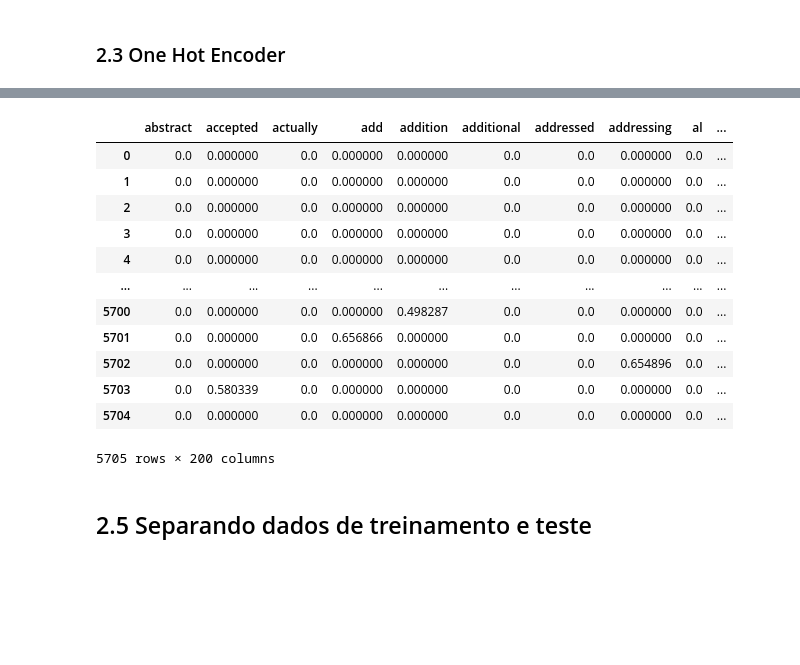
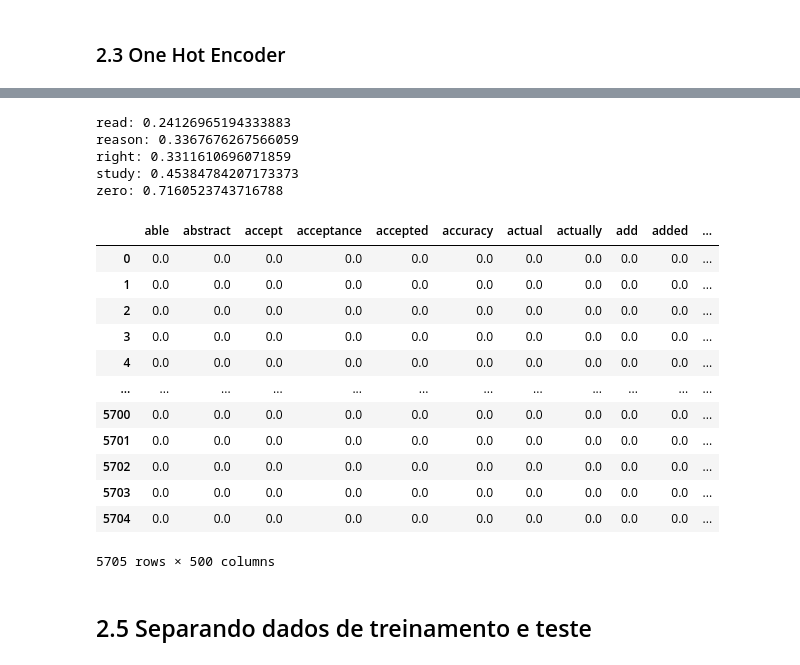
Before and after one commit to Carabinero/politeness-review-classification, a Jupyter notebook: politeness_convencional_v1_2.ipynb, the cells around one changed output, grey strips where cells are left out. Drawn from its saved outputs; the diff is of its cells as text; code cells hidden in the pictures; blank space fills up the shorter version.

```diff
--- a/politeness_convencional_v1_2.ipynb
+++ b/politeness_convencional_v1_2.ipynb
@@ -81,6 +92,8 @@ df
 | 2499 | It is a bit strange for me that a... | 5 |
 2499 rows × 2 columns
 # %%
+
+
 def preprocess(x: str):
     new_x = x.replace(r'"',' ')
     for c in punctuation:
@@ -96,7 +109,34 @@ def preprocess(x: str):
     new_x = re.sub(pattern, ' ', new_x, flags=re.VERBOSE) #removendo pontuação do texto
     return new_x.lower().strip()
 
-df['review_pro'] = df['review'].apply(preprocess)
+def preplem(instance_review: str):
+
+    # Get English stop words from NLTK
+    english_stops = set(stopwords.words('english'))
+
+    # Tokenize the article: tokens
+    tokens = word_tokenize(instance_review)
+
+    # Convert the tokens into lowercase: lower_tokens
+    lower_tokens = [t.lower() for t in tokens]
+
+    # Retain alphabetic words: alpha_only
+    alpha_only = [t for t in lower_tokens if t.isalpha()]
+
+    # Remove all stop words: no_stops
+    no_stops = [t for t in alpha_only if t not in english_stops]
+
+    # Instantiate the WordNetLemmatizer
+    wordnet_lemmatizer = WordNetLemmatizer()
+
+    # Lemmatize all tokens into a new list: lemmatized
+    lemmatized = [WordNetLemmatizer().lemmatize(t) for t in no_stops]
+    return ' '.join(lemmatized)
+
+
+df['review_pro'] = df['review'].apply(preplem)
+
+# df['review_pro'] = df['review'].apply(preprocess)
 df = df.drop(["review"], axis=1)
 df = df.rename(columns={"review_pro": "review"})
 df = df.rename(columns={"Tone": "tone"})
@@ -252,34 +309,48 @@ upsampled_df
 # %%
 # Build the vectorizer
 vect = TfidfVectorizer(
     stop_words='english',  # Default list of English stop words
     ngram_range=(1, 2),  # Consider Uni- and Bi-grams
-    max_features=200,  # Max number of features
+    max_features=500,  # Max number of features
     token_pattern=r"\b[^\d\W][^\d\W]+\b",  # Capture only words using this pattern
 )
 
 vect.fit(upsampled_df.review)
 
+
 # Create sparse matrix from the vectorizer
 X = vect.transform(upsampled_df.review)
+# print(X[20].data)
 
 # Create a DataFrame
 df_transformed = pd.DataFrame(data=X.toarray(), columns=vect.get_feature_names_out())
+
+# print(df_transformed.iloc[20])
+
+for term, tfidf_value in df_transformed.iloc[20].items():
+    if tfidf_value > 0.0:
+        print(f"{term}: {tfidf_value}")
+
 df_transformed
 # %% [output]
+read: 0.24126965194333883
+reason: 0.3367676267566059
+right: 0.3311610696071859
+study: 0.45384784207173373
+zero: 0.7160523743716788
-|  | abstract | accepted | actually | add | addition | additional | addressed | addressing | al | ... |
-| 0 | 0.0 | 0.000000 | 0.0 | 0.000000 | 0.000000 | 0.0 | 0.0 | 0.000000 | 0.0 | ... |
-| 1 | 0.0 | 0.000000 | 0.0 | 0.000000 | 0.000000 | 0.0 | 0.0 | 0.000000 | 0.0 | ... |
-| 2 | 0.0 | 0.000000 | 0.0 | 0.000000 | 0.000000 | 0.0 | 0.0 | 0.000000 | 0.0 | ... |
-| 3 | 0.0 | 0.000000 | 0.0 | 0.000000 | 0.000000 | 0.0 | 0.0 | 0.000000 | 0.0 | ... |
-| 4 | 0.0 | 0.000000 | 0.0 | 0.000000 | 0.000000 | 0.0 | 0.0 | 0.000000 | 0.0 | ... |
-| ... | ... | ... | ... | ... | ... | ... | ... | ... | ... | ... |
-| 5700 | 0.0 | 0.000000 | 0.0 | 0.000000 | 0.498287 | 0.0 | 0.0 | 0.000000 | 0.0 | ... |
-| 5701 | 0.0 | 0.000000 | 0.0 | 0.656866 | 0.000000 | 0.0 | 0.0 | 0.000000 | 0.0 | ... |
-| 5702 | 0.0 | 0.000000 | 0.0 | 0.000000 | 0.000000 | 0.0 | 0.0 | 0.654896 | 0.0 | ... |
-| 5703 | 0.0 | 0.580339 | 0.0 | 0.000000 | 0.000000 | 0.0 | 0.0 | 0.000000 | 0.0 | ... |
-| 5704 | 0.0 | 0.000000 | 0.0 | 0.000000 | 0.000000 | 0.0 | 0.0 | 0.000000 | 0.0 | ... |
+|  | able | abstract | accept | acceptance | accepted | accuracy | actual | actually | add | added | ... |
+| 0 | 0.0 | 0.0 | 0.0 | 0.0 | 0.0 | 0.0 | 0.0 | 0.0 | 0.0 | 0.0 | ... |
+| 1 | 0.0 | 0.0 | 0.0 | 0.0 | 0.0 | 0.0 | 0.0 | 0.0 | 0.0 | 0.0 | ... |
+| 2 | 0.0 | 0.0 | 0.0 | 0.0 | 0.0 | 0.0 | 0.0 | 0.0 | 0.0 | 0.0 | ... |
+| 3 | 0.0 | 0.0 | 0.0 | 0.0 | 0.0 | 0.0 | 0.0 | 0.0 | 0.0 | 0.0 | ... |
+| 4 | 0.0 | 0.0 | 0.0 | 0.0 | 0.0 | 0.0 | 0.0 | 0.0 | 0.0 | 0.0 | ... |
+| ... | ... | ... | ... | ... | ... | ... | ... | ... | ... | ... | ... |
+| 5700 | 0.0 | 0.0 | 0.0 | 0.0 | 0.0 | 0.0 | 0.0 | 0.0 | 0.0 | 0.0 | ... |
+| 5701 | 0.0 | 0.0 | 0.0 | 0.0 | 0.0 | 0.0 | 0.0 | 0.0 | 0.0 | 0.0 | ... |
+| 5702 | 0.0 | 0.0 | 0.0 | 0.0 | 0.0 | 0.0 | 0.0 | 0.0 | 0.0 | 0.0 | ... |
+| 5703 | 0.0 | 0.0 | 0.0 | 0.0 | 0.0 | 0.0 | 0.0 | 0.0 | 0.0 | 0.0 | ... |
+| 5704 | 0.0 | 0.0 | 0.0 | 0.0 | 0.0 | 0.0 | 0.0 | 0.0 | 0.0 | 0.0 | ... |
-5705 rows × 200 columns
+5705 rows × 500 columns
 # %% [markdown]
 ## 2.5 Separando dados de treinamento e teste
 # %%
```
Also changed, not shown: parts of 25 cells of this notebook.
